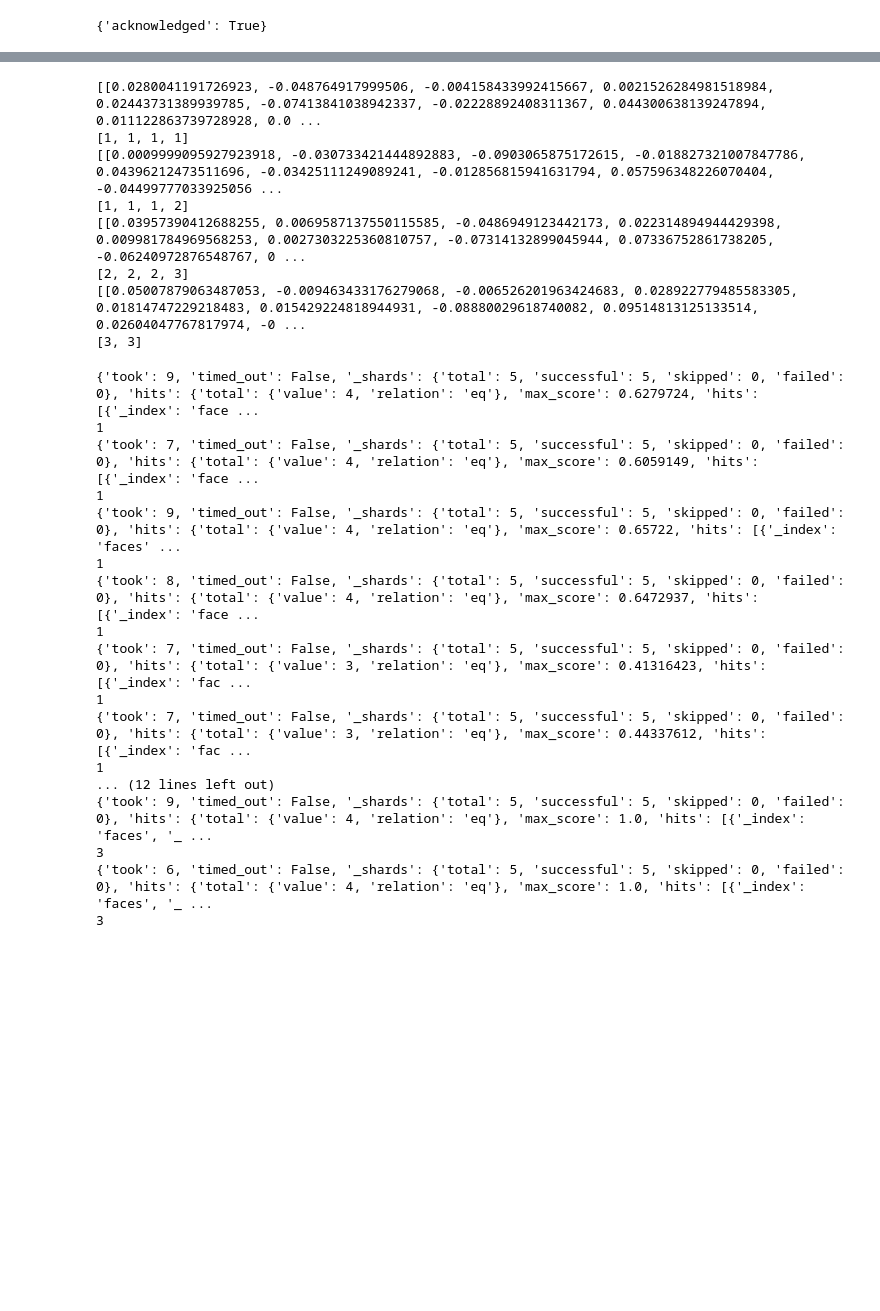
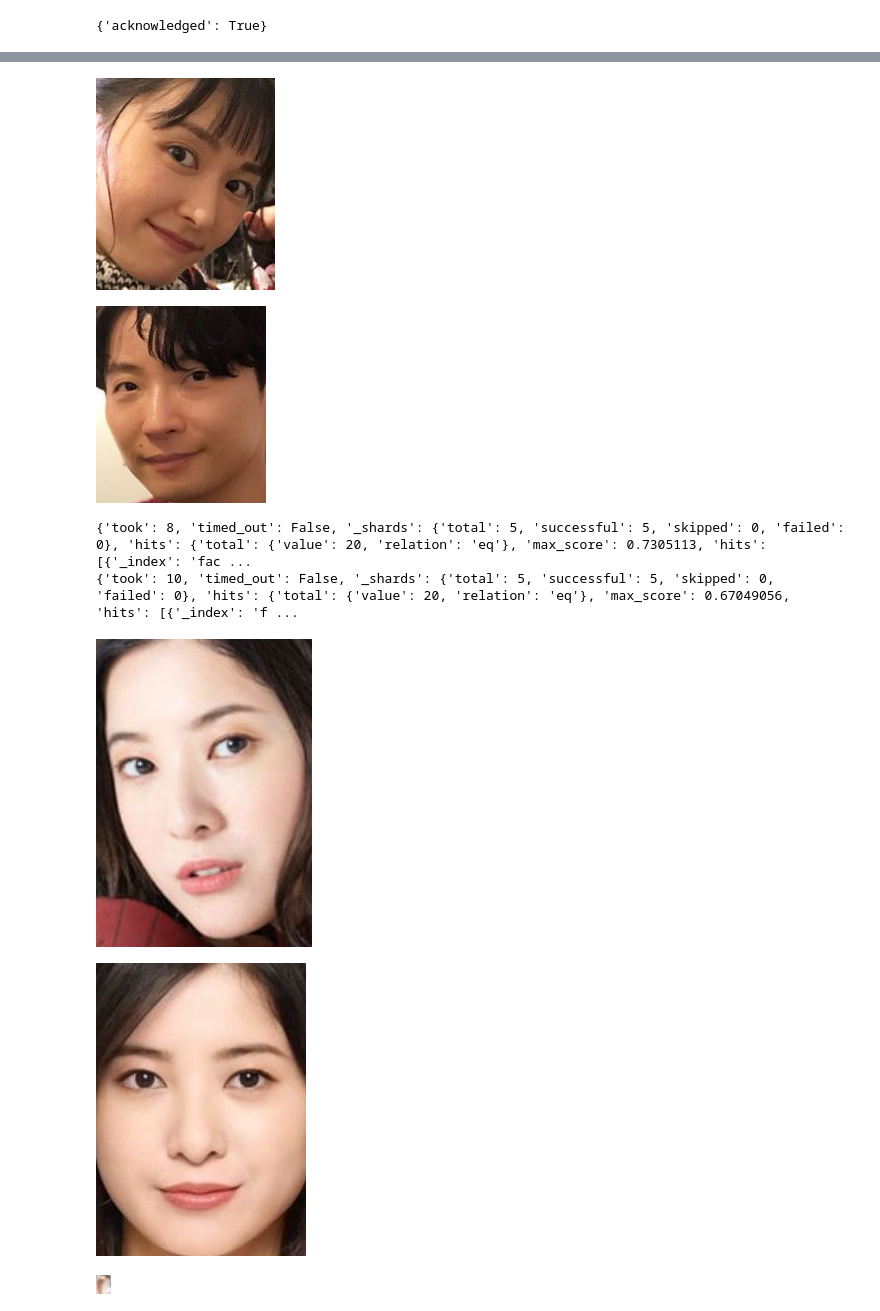
Before and after one commit to catwhiskers/facenet-pytorch, a Jupyter notebook: examples/infer-drama.ipynb, the cells around one changed output, grey strips where cells are left out. Cells and saved outputs as stored; diff of their text form; code cells hidden in the pictures; blank space fills up the shorter version.

```diff
--- a/examples/infer-drama.ipynb
+++ b/examples/infer-drama.ipynb
@@ -261,48 +271,27 @@ def post(vector):
                             }
                     })
     return res
-# %%
-for i_batch, (x, y) in enumerate(data_loader):
-    x = x.to(device)
-    embeddings = resnet(x).detach().cpu()
-    print(embeddings.tolist())
-    print(y.tolist())
-
-    for em, l in zip(embeddings.tolist(), y.tolist()):
-        es_import(em, l, l)
-# %% [output]
-[[0.0280041191726923, -0.048764917999506, -0.004158433992415667, 0.0021526284981518984, 0.02443731389939785, -0.07413841038942337, -0.02228892408311367, 0.044300638139247894, 0.011122863739728928, 0.0 ...
-[1, 1, 1, 1]
-[[0.0009999095927923918, -0.030733421444892883, -0.0903065875172615, -0.018827321007847786, 0.04396212473511696, -0.03425111249089241, -0.012856815941631794, 0.057596348226070404, -0.04499777033925056 ...
-[1, 1, 1, 2]
-[[0.03957390412688255, 0.0069587137550115585, -0.0486949123442173, 0.022314894944429398, 0.009981784969568253, 0.0027303225360810757, -0.07314132899045944, 0.07336752861738205, -0.06240972876548767, 0 ...
-[2, 2, 2, 3]
-[[0.05007879063487053, -0.009463433176279068, -0.006526201963424683, 0.028922779485583305, 0.01814747229218483, 0.015429224818944931, -0.08880029618740082, 0.09514813125133514, 0.02604047767817974, -0 ...
-[3, 3]
-# %%
-for i_batch, (x, y) in enumerate(data_loader):
-    x = x.to(device)
-    embeddings = resnet(x).detach().cpu()
-
-    for em, l in zip(embeddings.tolist(), y.tolist()):
-        result = post(em)
-        print(result)
-        print(l)
-# %% [output]
-{'took': 9, 'timed_out': False, '_shards': {'total': 5, 'successful': 5, 'skipped': 0, 'failed': 0}, 'hits': {'total': {'value': 4, 'relation': 'eq'}, 'max_score': 0.6279724, 'hits': [{'_index': 'face ...
-1
-{'took': 7, 'timed_out': False, '_shards': {'total': 5, 'successful': 5, 'skipped': 0, 'failed': 0}, 'hits': {'total': {'value': 4, 'relation': 'eq'}, 'max_score': 0.6059149, 'hits': [{'_index': 'face ...
-1
-{'took': 9, 'timed_out': False, '_shards': {'total': 5, 'successful': 5, 'skipped': 0, 'failed': 0}, 'hits': {'total': {'value': 4, 'relation': 'eq'}, 'max_score': 0.65722, 'hits': [{'_index': 'faces' ...
-1
-{'took': 8, 'timed_out': False, '_shards': {'total': 5, 'successful': 5, 'skipped': 0, 'failed': 0}, 'hits': {'total': {'value': 4, 'relation': 'eq'}, 'max_score': 0.6472937, 'hits': [{'_index': 'face ...
-1
-{'took': 7, 'timed_out': False, '_shards': {'total': 5, 'successful': 5, 'skipped': 0, 'failed': 0}, 'hits': {'total': {'value': 3, 'relation': 'eq'}, 'max_score': 0.41316423, 'hits': [{'_index': 'fac ...
-1
-{'took': 7, 'timed_out': False, '_shards': {'total': 5, 'successful': 5, 'skipped': 0, 'failed': 0}, 'hits': {'total': {'value': 3, 'relation': 'eq'}, 'max_score': 0.44337612, 'hits': [{'_index': 'fac ...
-1
-... (12 lines left out)
-{'took': 9, 'timed_out': False, '_shards': {'total': 5, 'successful': 5, 'skipped': 0, 'failed': 0}, 'hits': {'total': {'value': 4, 'relation': 'eq'}, 'max_score': 1.0, 'hits': [{'_index': 'faces', '_ ...
-3
-{'took': 6, 'timed_out': False, '_shards': {'total': 5, 'successful': 5, 'skipped': 0, 'failed': 0}, 'hits': {'total': {'value': 4, 'relation': 'eq'}, 'max_score': 1.0, 'hits': [{'_index': 'faces', '_ ...
-3
+# %%
+p="./drama/"
+test_aligned = []
+for img in ['test1.jpeg', 'test2.jpg']:
+    im = Image.open(os.path.join(p, img))
+    im = im.convert('RGB')
+    boxes, _ = mtcnn.detect(im)
+    aligned, prob= mtcnn(im, return_prob=True)
+    for b in boxes:
+        display.display(im.crop(b), display_id=True)
+
+    aligned = torch.stack(tuple(aligned)).to(device)
+    embeddings = resnet(aligned).detach().cpu()
+    for emb in embeddings:
+        result = post(emb.tolist())
+        print(result)
+# %% [output]
+[figure, added]
+[figure, added]
+{'took': 8, 'timed_out': False, '_shards': {'total': 5, 'successful': 5, 'skipped': 0, 'failed': 0}, 'hits': {'total': {'value': 20, 'relation': 'eq'}, 'max_score': 0.7305113, 'hits': [{'_index': 'fac ...
+{'took': 10, 'timed_out': False, '_shards': {'total': 5, 'successful': 5, 'skipped': 0, 'failed': 0}, 'hits': {'total': {'value': 20, 'relation': 'eq'}, 'max_score': 0.67049056, 'hits': [{'_index': 'f ...
+[figure, added]
+[figure, added]
+[figure, added]
```
Also changed, not shown: parts of 18 cells of this notebook, 18 other files.
